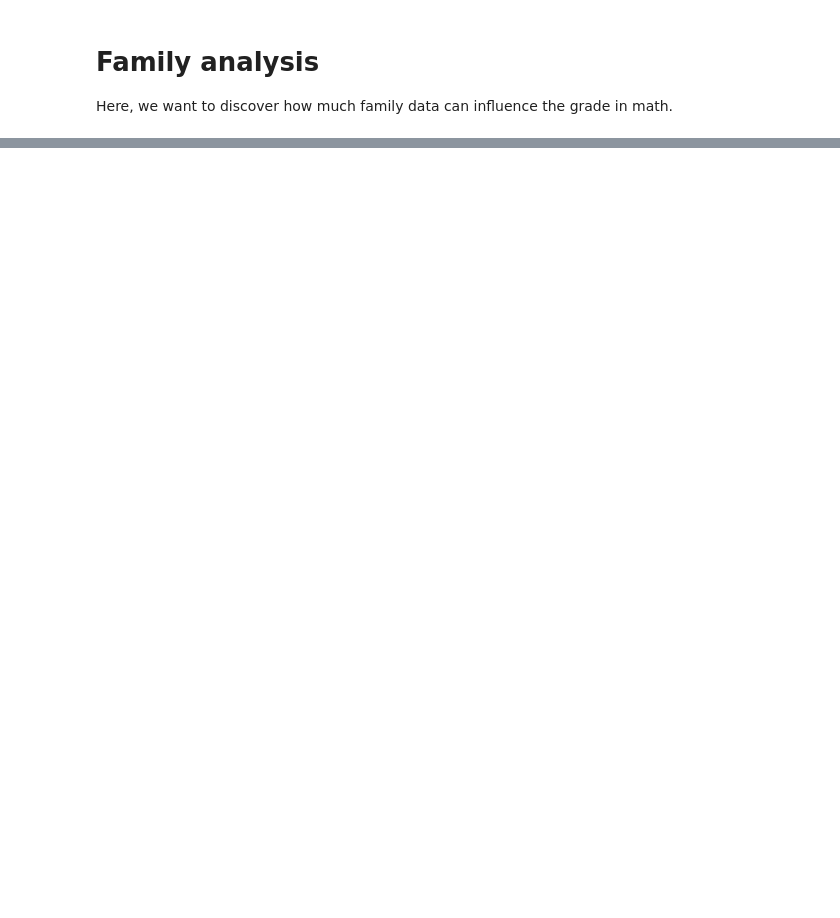
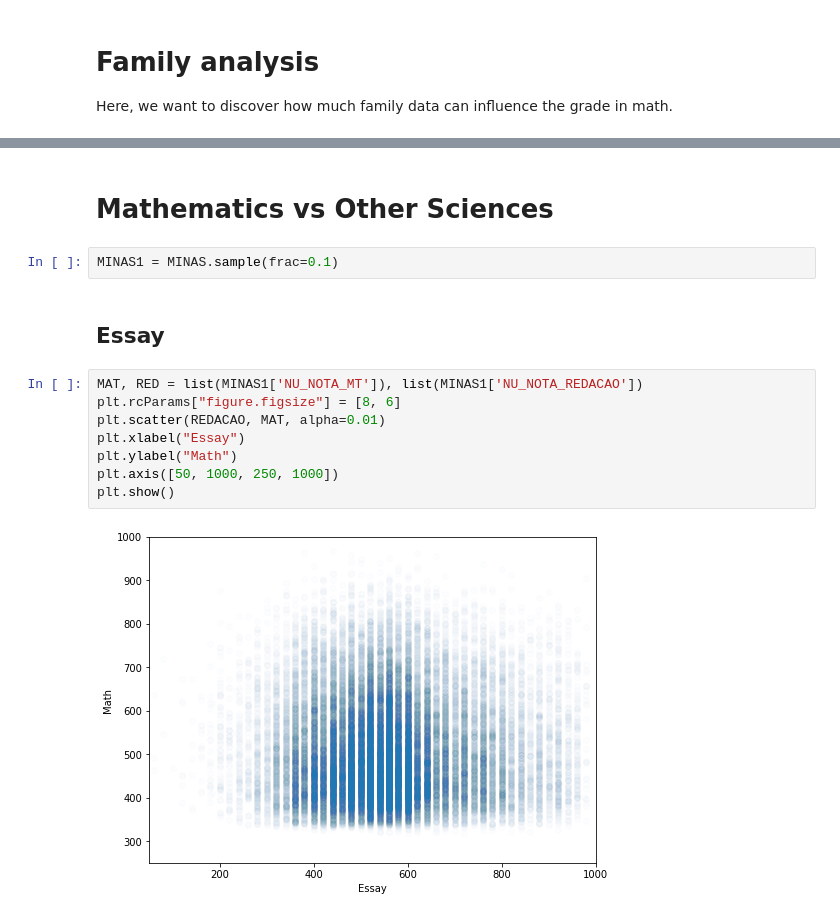
Before and after one commit to mpopst/Projeto-FDS, a Jupyter notebook: Explorating visualization ENEM.ipynb, the cells around one changed output, grey strips where cells are left out. Saved outputs shown, nothing was run; the diff lists cells and outputs as text; blank space fills up the shorter version.

```diff
--- a/Explorating visualization ENEM.ipynb
+++ b/Explorating visualization ENEM.ipynb
@@ -139,0 +214,16 @@ plt.show()
+# %% [markdown]
+# Mathematics vs Other Sciences
+# %%
+MINAS1 = MINAS.sample(frac=0.1)
+# %% [markdown]
+## Essay
+# %%
+MAT, RED = list(MINAS1['NU_NOTA_MT']), list(MINAS1['NU_NOTA_REDACAO'])
+plt.rcParams["figure.figsize"] = [8, 6]
+plt.scatter(REDACAO, MAT, alpha=0.01)
+plt.xlabel("Essay")
+plt.ylabel("Math")
+plt.axis([50, 1000, 250, 1000])
+plt.show()
+# %% [output]
+[figure, added]
```
Also changed, not shown: parts of 23 cells of this notebook.
